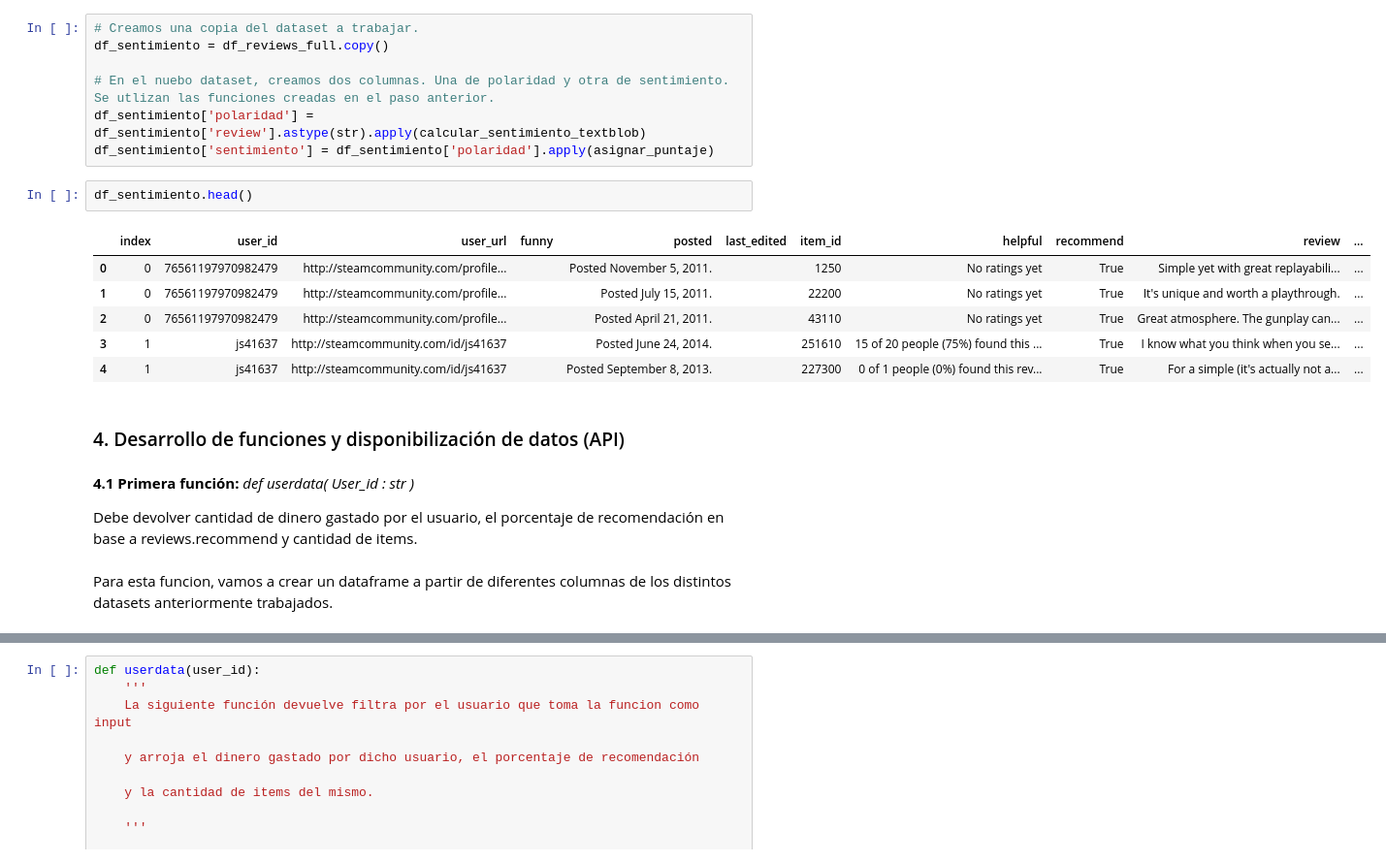
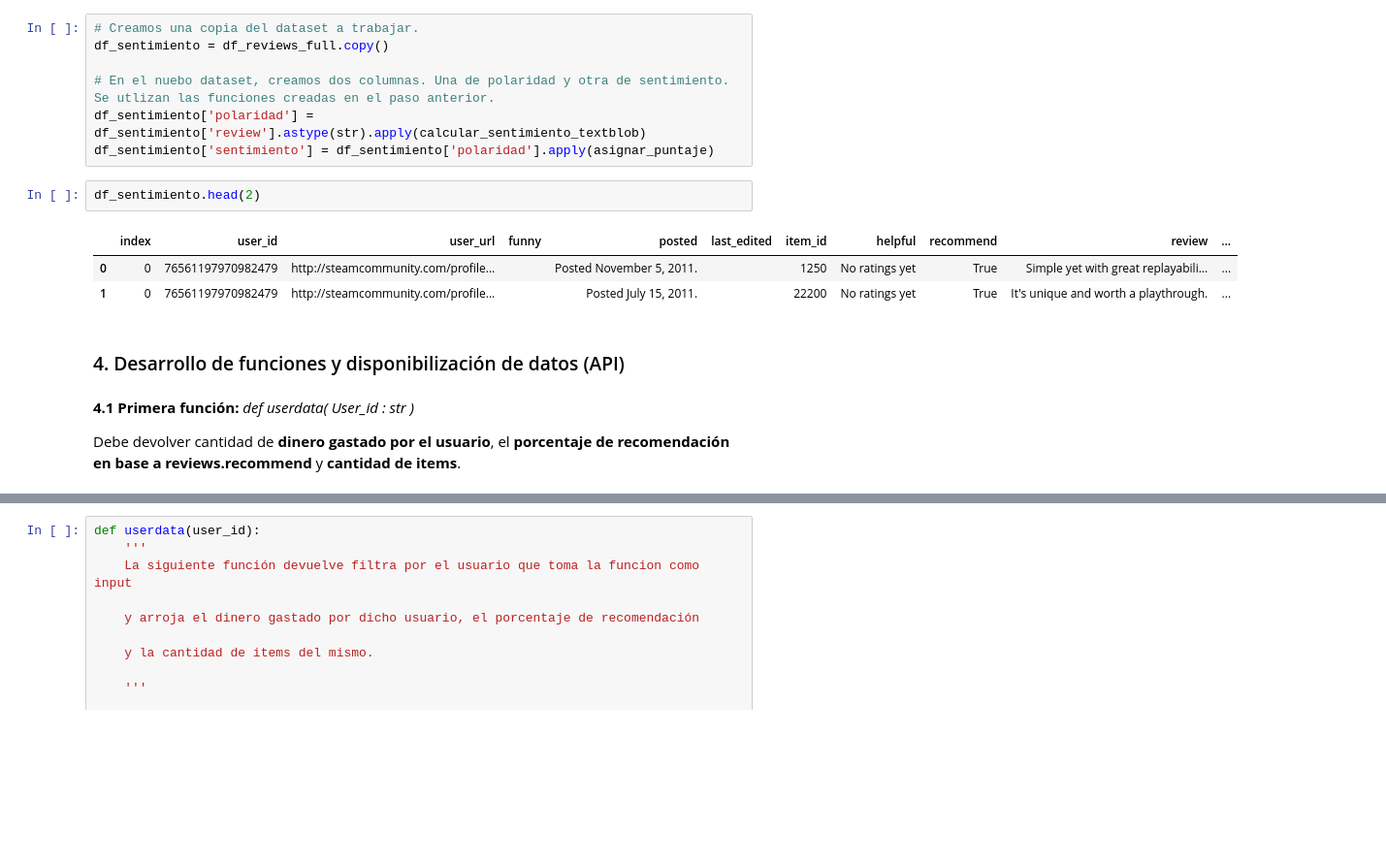
Before and after one commit to JPBertonee/PI_MLOps_Henry, a Jupyter notebook: Desarrollo.ipynb, the cells around one changed output, grey strips where cells are left out. Shown at 97% size. Saved outputs shown, nothing was run; the diff lists cells and outputs as text; blank space fills up the shorter version.

```diff
--- a/Desarrollo.ipynb
+++ b/Desarrollo.ipynb
@@ -335,19 +338,14 @@ df_sentimiento = df_reviews_full.copy()
 df_sentimiento['polaridad'] = df_sentimiento['review'].astype(str).apply(calcular_sentimiento_textblob)
 df_sentimiento['sentimiento'] = df_sentimiento['polaridad'].apply(asignar_puntaje)
 # %%
-df_sentimiento.head()
+df_sentimiento.head(2)
 # %% [output]
 |  | index | user_id | user_url | funny | posted | last_edited | item_id | helpful | recommend | review | ... |
 | 0 | 0 | 76561197970982479 | http://steamcommunity.com/profile... |  | Posted November 5, 2011. |  | 1250 | No ratings yet | True | Simple yet with great replayabili... | ... |
 | 1 | 0 | 76561197970982479 | http://steamcommunity.com/profile... |  | Posted July 15, 2011. |  | 22200 | No ratings yet | True | It's unique and worth a playthrough. | ... |
-| 2 | 0 | 76561197970982479 | http://steamcommunity.com/profile... |  | Posted April 21, 2011. |  | 43110 | No ratings yet | True | Great atmosphere. The gunplay can... | ... |
-| 3 | 1 | js41637 | http://steamcommunity.com/id/js41637 |  | Posted June 24, 2014. |  | 251610 | 15 of 20 people (75%) found this ... | True | I know what you think when you se... | ... |
-| 4 | 1 | js41637 | http://steamcommunity.com/id/js41637 |  | Posted September 8, 2013. |  | 227300 | 0 of 1 people (0%) found this rev... | True | For a simple (it's actually not a... | ... |
 # %% [markdown]
 ### 4. Desarrollo de funciones y disponibilización de datos (API)
 # %% [markdown]
 **4.1 Primera función:** *def userdata( User_id : str )*
 
-Debe devolver cantidad de dinero gastado por el usuario, el porcentaje de recomendación en base a reviews.recommend y cantidad de items.
+Debe devolver cantidad de **dinero gastado por el usuario**, el **porcentaje de recomendación en base a reviews.recommend** y **cantidad de items**.
-# %% [markdown]
-Para esta funcion, vamos a crear un dataframe a partir de diferentes columnas de los distintos datasets anteriormente trabajados.
```
Also changed, not shown: parts of 10 cells of this notebook.
